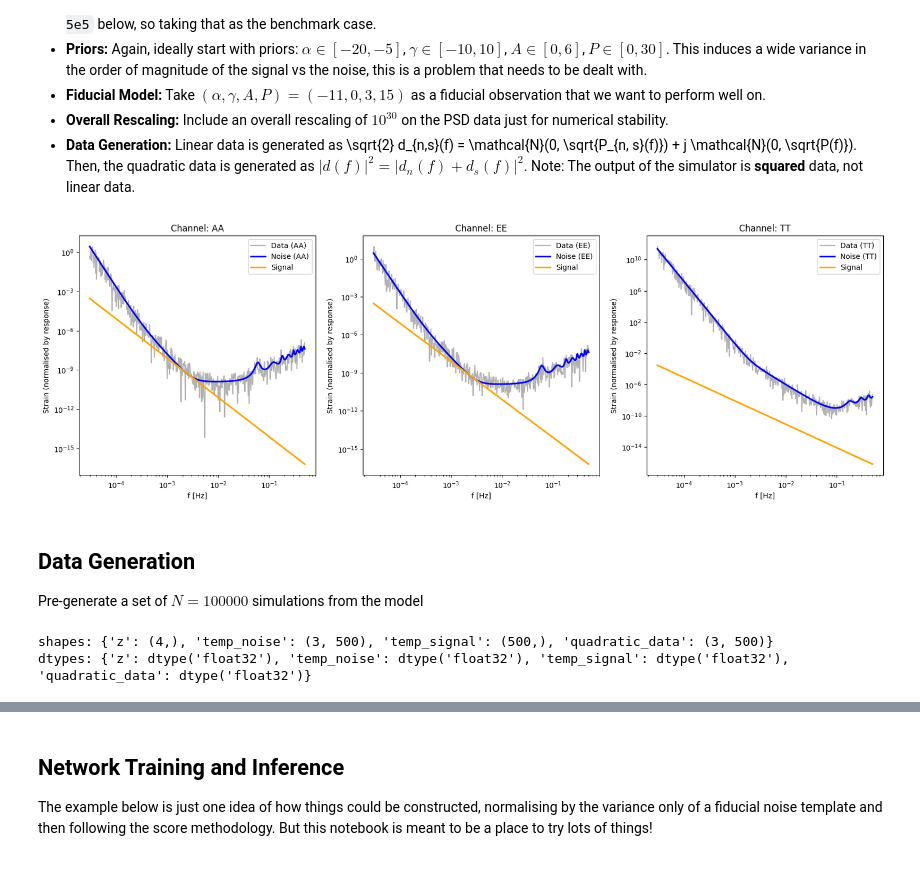
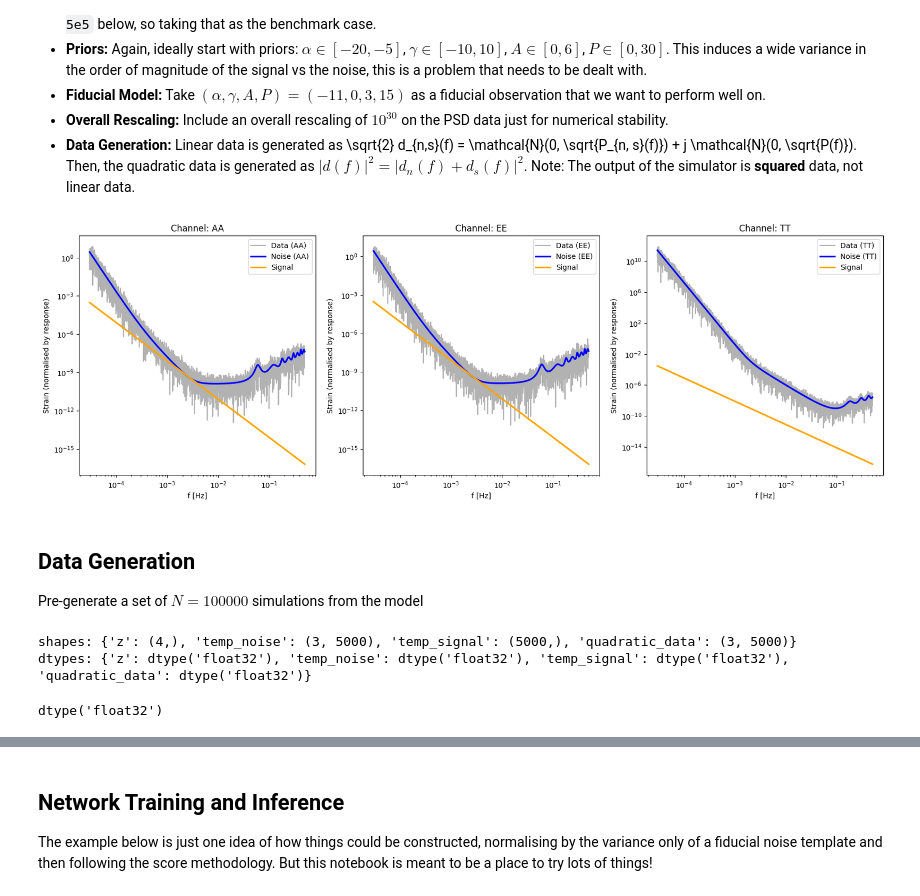
Before and after one commit to PEREGRINE-GW/saqqara, a Jupyter notebook: examples/fake_lisa/fake_lisa.ipynb, the cells around one changed output, grey strips where cells are left out. Saved outputs shown, nothing was run; the diff lists cells and outputs as text; code cells hidden in the pictures.

```diff
--- a/examples/fake_lisa/fake_lisa.ipynb
+++ b/examples/fake_lisa/fake_lisa.ipynb
@@ -151,37 +151,37 @@ class FakeLISA(swyft.Simulator):
             "quadratic_data", self.get_quadratic_data, temp_noise, temp_signal
         )
 # %%
-nfreq_pts = 500 # 5e5
+nfreq_pts = 5e3
 sim = FakeLISA(npts=int(nfreq_pts))
 sample = sim.sample(conditions={"z": np.array([-11.0, 0.0, 3.0, 15.0])})
 
 labels = ["AA", "EE", "TT"]
 fig = plt.figure(figsize=(20, 6))
 for i in range(3):
     ax = fig.add_subplot(1, 3, i + 1)
     plt.loglog(
         sim.f,
         sample["quadratic_data"][i, :],
         c="k",
         label=f"Data ({labels[i]})",
         alpha=0.3,
     )
     plt.loglog(
         sim.f,
         sample["temp_noise"][i, :],
         c="blue",
         label=f"Noise ({labels[i]})",
         lw=2.3,
     )
     plt.loglog(sim.f, sample["temp_signal"], c="orange", label="Signal", lw=2.3)
     plt.xlabel("f [Hz]")
     plt.ylabel("Strain (normalised by response)")
     plt.title(f"Channel: {labels[i]}")
     plt.legend()
     plt.xscale("log")
     plt.yscale("log")
 # %% [output]
-[figure, old version]
+[figure, new version]
 # %% [markdown]
 ## Data Generation
 
@@ -190,7 +190,12 @@ Pre-generate a set of $N = 100000$ simulations from the model
 shapes, dtypes = sim.get_shapes_and_dtypes()
 print("shapes:", shapes)
 print("dtypes:", dtypes)
+shapes.pop('temp_noise')
+shapes.pop('temp_signal')
+dtypes.pop('temp_noise')
+dtypes.pop('temp_signal')
 # %% [output]
-shapes: {'z': (4,), 'temp_noise': (3, 500), 'temp_signal': (500,), 'quadratic_data': (3, 500)}
+shapes: {'z': (4,), 'temp_noise': (3, 5000), 'temp_signal': (5000,), 'quadratic_data': (3, 5000)}
 dtypes: {'z': dtype('float32'), 'temp_noise': dtype('float32'), 'temp_signal': dtype('float32'), 'quadratic_data': dtype('float32')}
+dtype('float32')
 # %%
```
Also changed, not shown: parts of 9 cells of this notebook.
